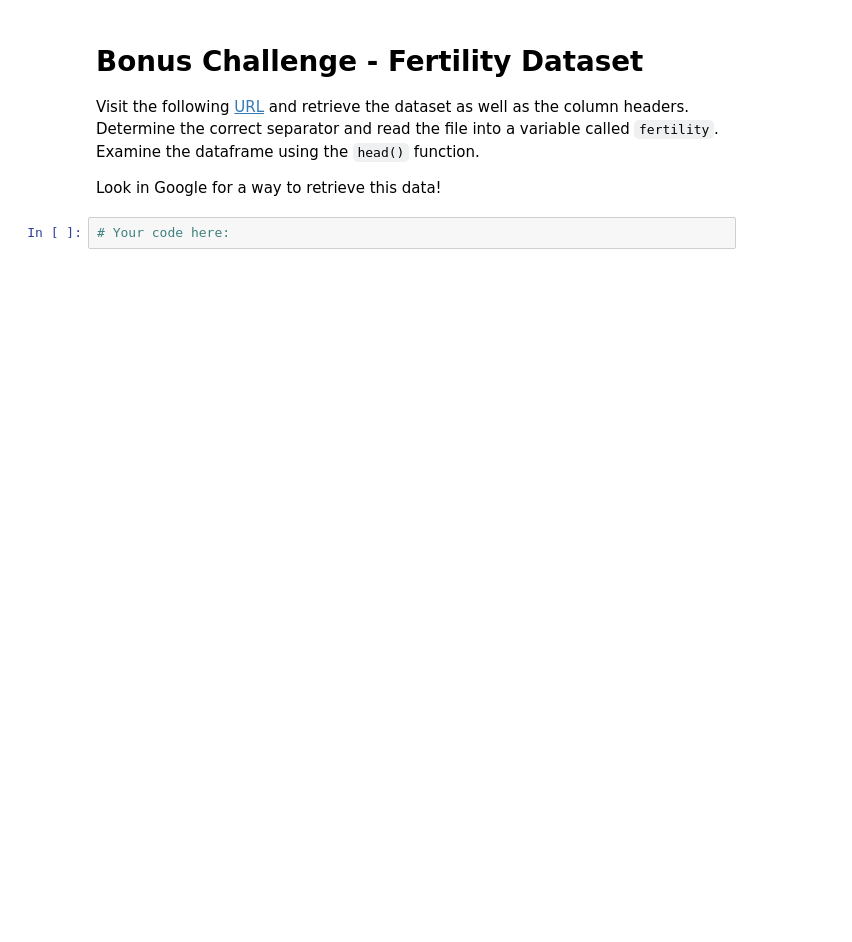
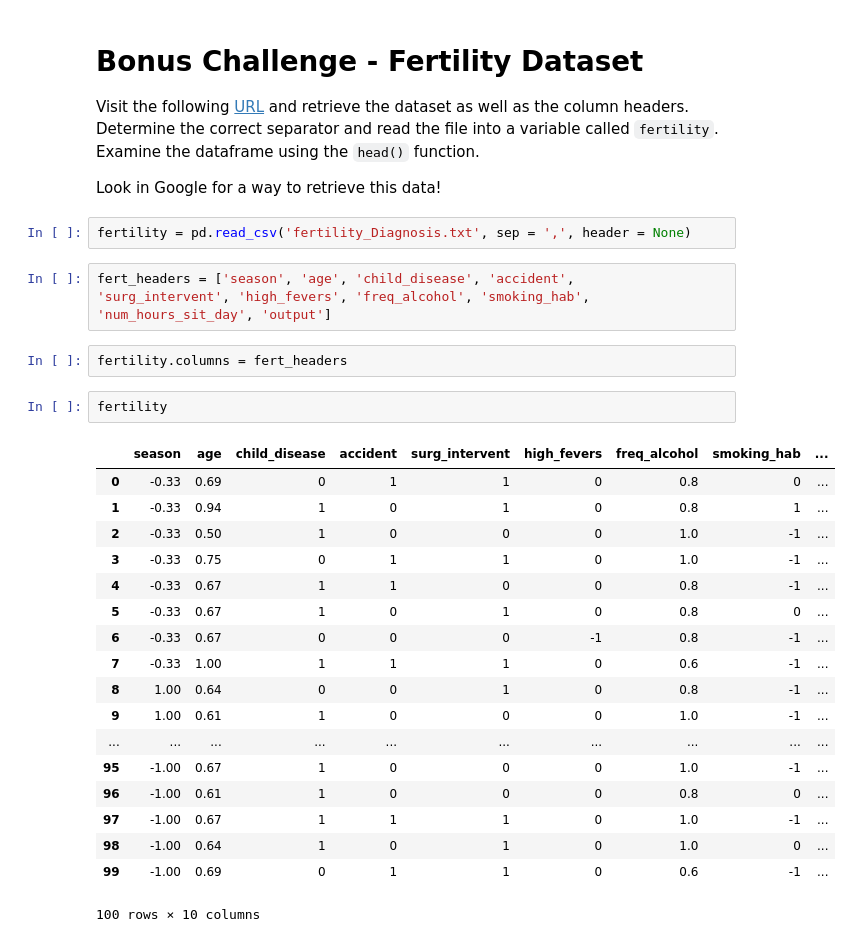
Before and after one commit to ta-data-bcn/lab-import-export, a Jupyter notebook: your-code/main.ipynb, the cells around one changed output. Drawn from its saved outputs; the diff is of its cells as text; blank space fills up the shorter version.

```diff
--- a/your-code/main.ipynb
+++ b/your-code/main.ipynb
@@ -79,5 +194,31 @@ Due to all the commas present in the cells of this file, let's save it as a tab
 Visit the following [URL](https://archive.ics.uci.edu/ml/datasets/Fertility) and retrieve the dataset as well as the column headers. Determine the correct separator and read the file into a variable called `fertility`. Examine the dataframe using the `head()` function.
 
 Look in Google for a way to retrieve this data!
-# %%
-# Your code here:
+# %%
+fertility = pd.read_csv('fertility_Diagnosis.txt', sep = ',', header = None)
+# %%
+fert_headers = ['season', 'age', 'child_disease', 'accident',
+'surg_intervent', 'high_fevers', 'freq_alcohol', 'smoking_hab', 'num_hours_sit_day', 'output']
+# %%
+fertility.columns = fert_headers
+# %%
+fertility
+# %% [output]
+|  | season | age | child_disease | accident | surg_intervent | high_fevers | freq_alcohol | smoking_hab | ... |
+| 0 | -0.33 | 0.69 | 0 | 1 | 1 | 0 | 0.8 | 0 | ... |
+| 1 | -0.33 | 0.94 | 1 | 0 | 1 | 0 | 0.8 | 1 | ... |
+| 2 | -0.33 | 0.50 | 1 | 0 | 0 | 0 | 1.0 | -1 | ... |
+| 3 | -0.33 | 0.75 | 0 | 1 | 1 | 0 | 1.0 | -1 | ... |
+| 4 | -0.33 | 0.67 | 1 | 1 | 0 | 0 | 0.8 | -1 | ... |
+| 5 | -0.33 | 0.67 | 1 | 0 | 1 | 0 | 0.8 | 0 | ... |
+| 6 | -0.33 | 0.67 | 0 | 0 | 0 | -1 | 0.8 | -1 | ... |
+| 7 | -0.33 | 1.00 | 1 | 1 | 1 | 0 | 0.6 | -1 | ... |
+| 8 | 1.00 | 0.64 | 0 | 0 | 1 | 0 | 0.8 | -1 | ... |
+| 9 | 1.00 | 0.61 | 1 | 0 | 0 | 0 | 1.0 | -1 | ... |
+| ... | ... | ... | ... | ... | ... | ... | ... | ... | ... |
+| 95 | -1.00 | 0.67 | 1 | 0 | 0 | 0 | 1.0 | -1 | ... |
+| 96 | -1.00 | 0.61 | 1 | 0 | 0 | 0 | 0.8 | 0 | ... |
+| 97 | -1.00 | 0.67 | 1 | 1 | 1 | 0 | 1.0 | -1 | ... |
+| 98 | -1.00 | 0.64 | 1 | 0 | 1 | 0 | 1.0 | 0 | ... |
+| 99 | -1.00 | 0.69 | 0 | 1 | 1 | 0 | 0.6 | -1 | ... |
+100 rows × 10 columns
```
Also changed, not shown: parts of 32 cells of this notebook, 2 other files.
